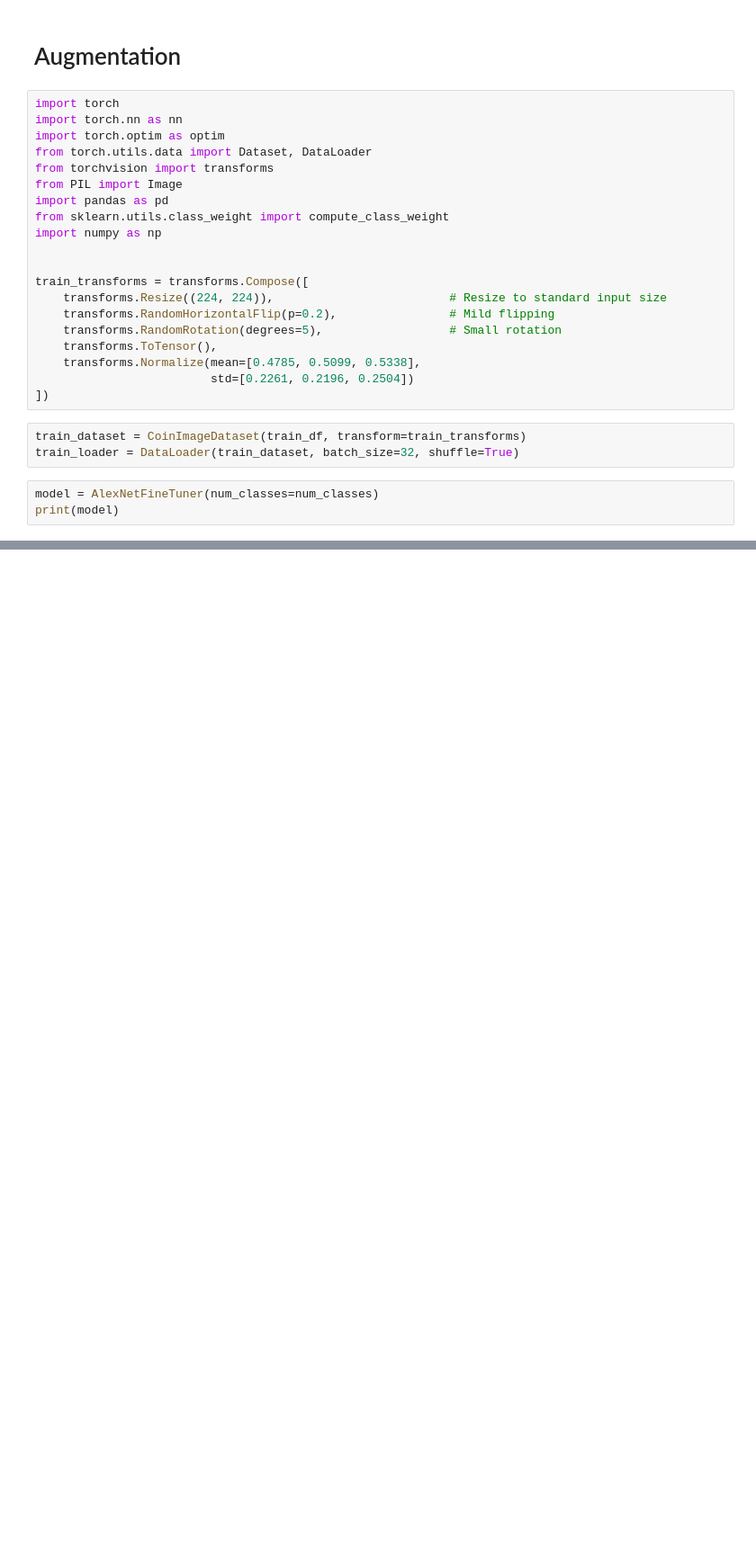
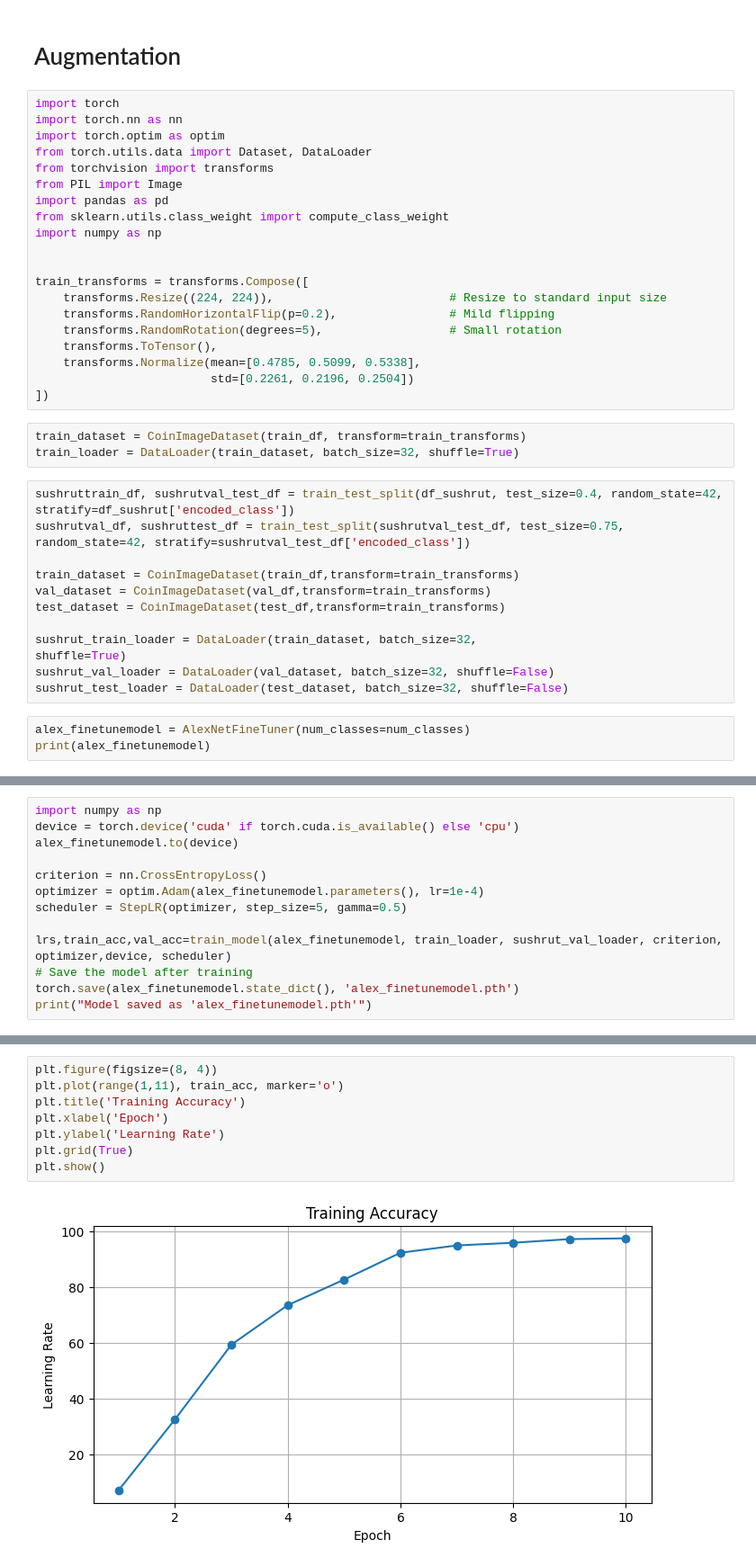
Before and after one commit to 8dsasb/CoinClassifier, a Jupyter notebook: Models_SushrutPhase2.ipynb, the cells around one changed output, grey strips where cells are left out. Shown at 90% size. Drawn from its saved outputs; the diff is of its cells as text; blank space fills up the shorter version.

```diff
--- a/Models_SushrutPhase2.ipynb
+++ b/Models_SushrutPhase2.ipynb
@@ -467,7 +472,20 @@ train_transforms = transforms.Compose([
 # %%
 train_dataset = CoinImageDataset(train_df, transform=train_transforms)
 train_loader = DataLoader(train_dataset, batch_size=32, shuffle=True)
+# %%
+sushruttrain_df, sushrutval_test_df = train_test_split(df_sushrut, test_size=0.4, random_state=42, stratify=df_sushrut['encoded_class'])
+sushrutval_df, sushruttest_df = train_test_split(sushrutval_test_df, test_size=0.75,
+random_state=42, stratify=sushrutval_test_df['encoded_class'])
+
+train_dataset = CoinImageDataset(train_df,transform=train_transforms)
+val_dataset = CoinImageDataset(val_df,transform=train_transforms)
+test_dataset = CoinImageDataset(test_df,transform=train_transforms)
+
+sushrut_train_loader = DataLoader(train_dataset, batch_size=32,
+shuffle=True)
+sushrut_val_loader = DataLoader(val_dataset, batch_size=32, shuffle=False)
+sushrut_test_loader = DataLoader(test_dataset, batch_size=32, shuffle=False)
 # %%
-model = AlexNetFineTuner(num_classes=num_classes)
-print(model)
+alex_finetunemodel = AlexNetFineTuner(num_classes=num_classes)
+print(alex_finetunemodel)
 # %% [output]
@@ -542,0 +510,13 @@ Model saved as 'alexnet_model.pth'
+# %%
+import numpy as np
+device = torch.device('cuda' if torch.cuda.is_available() else 'cpu')
+alex_finetunemodel.to(device)
+
+criterion = nn.CrossEntropyLoss()
+optimizer = optim.Adam(alex_finetunemodel.parameters(), lr=1e-4)
+scheduler = StepLR(optimizer, step_size=5, gamma=0.5)
+
+lrs,train_acc,val_acc=train_model(alex_finetunemodel, train_loader, sushrut_val_loader, criterion, optimizer,device, scheduler)
+# Save the model after training
+torch.save(alex_finetunemodel.state_dict(), 'alex_finetunemodel.pth')
+print("Model saved as 'alex_finetunemodel.pth'")
@@ -542,0 +551,10 @@ Model saved as 'alexnet_model.pth'
+# %%
+plt.figure(figsize=(8, 4))
+plt.plot(range(1,11), train_acc, marker='o')
+plt.title('Training Accuracy')
+plt.xlabel('Epoch')
+plt.ylabel('Learning Rate')
+plt.grid(True)
+plt.show()
+# %% [output]
+[figure, added]
```
Also changed, not shown: parts of 25 cells of this notebook.
